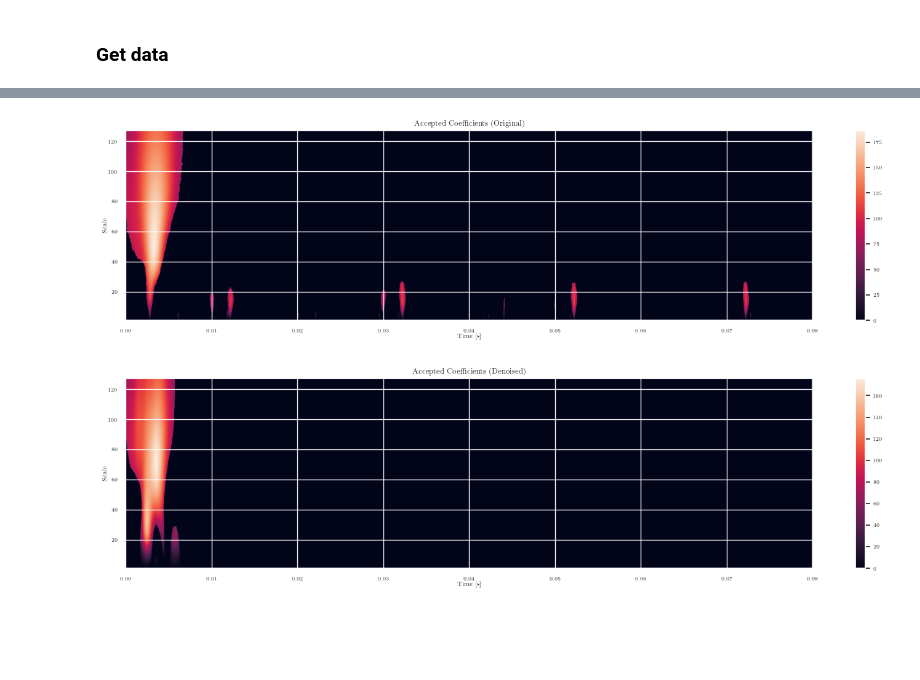
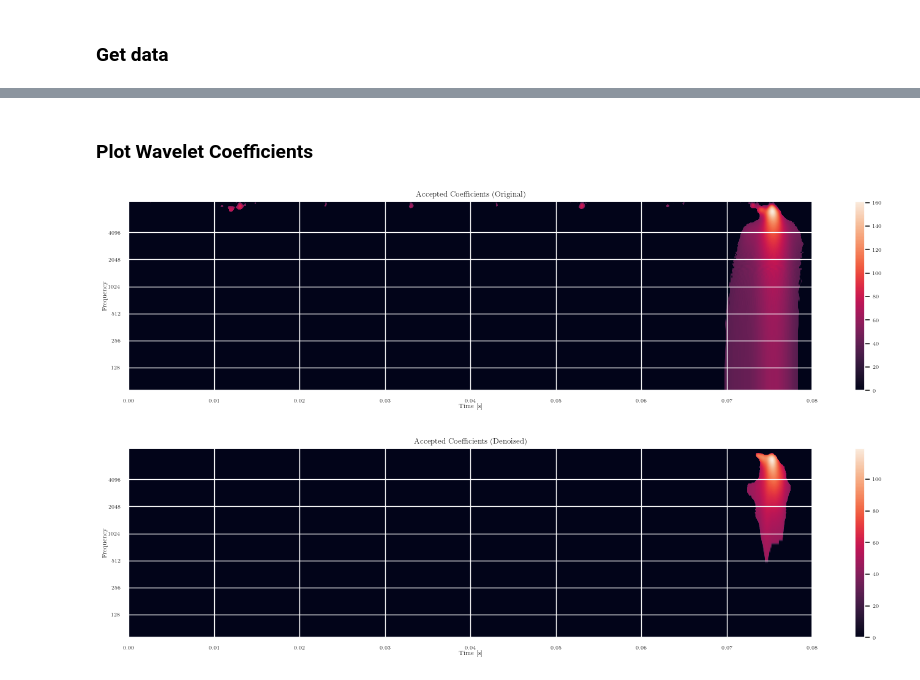
Before and after one commit to TheresaDF/NeuronSpikeEye, a Jupyter notebook: src/visualizations/CPD.ipynb, the cells around one changed output, grey strips where cells are left out. Drawn from its saved outputs; the diff is of its cells as text; code cells hidden in the pictures; blank space fills up the shorter version.

Commit message:
new illustrations howing the effect of CPD on scalograms

```diff
--- a/src/visualizations/CPD.ipynb
+++ b/src/visualizations/CPD.ipynb
@@ -43,9 +43,9 @@ with open("simulated_data.pkl", 'rb') as f:
     file = pickle.load(f)
 f.close()
 
-channel = 5
-peaks, _ = find_peaks(file['filtered_signal'][:, channel], height = 30, distance = 2900)
-bins = bin_data(file['filtered_signal'][:, channel], peaks).T
+channel = 16
+peaks, _ = find_peaks(file['filt_signal'][:, channel], height = 30, distance = 2900)
+bins = bin_data(file['filt_signal'][:, channel], peaks).T
 true_bins = bin_data(file['true_signal'][:, channel], peaks).T
 
 scales = np.arange(1, 128)
@@ -54,16 +54,16 @@ scales = np.arange(1, 128)
 scalograms = np.zeros((bins.shape[1], len(scales), bins.shape[0]))
 
 for bin_idx in range(bins.shape[1]):
-    coefficients, _ = pywt.cwt(bins[:, bin_idx], scales=scales, wavelet='cgau1', sampling_period=1/30000)
+    coefficients, frequencies = pywt.cwt(bins[:, bin_idx], scales=scales, wavelet='cgau1', sampling_period=1/30000)
     scalograms[bin_idx] = np.abs(coefficients)
 # %%
-factors, _ = tfx.cpd(scalograms, 30)
+factors, _ = tfx.cpd(scalograms, 80)
 
 # get acf factors
-acf_factors = get_acf_factor(factors, 30)
+acf_factors = get_acf_factor(factors, 80)
 
 # take those with acf higher than 0.5
-idx = np.where(acf_factors > 0.5)[0]
+idx = np.where(acf_factors > 0.35)[0]
 
 # Reconstruct
 rntf_recon = reconstruct_tensor(factors, idx)
@@ -80,30 +105,36 @@ savefig(fig, "CPD_temporal_factor", width = 5, height=1.5)
+# %% [markdown]
+### Plot Wavelet Coefficients
 # %%
-idx = 4
+idx = 26
 accept_orig = get_accepted_coefficients(scalograms[idx], scales, 0.1)
 accept_clean = get_accepted_coefficients(rntf_recon[idx], scales, 0.1)
 
 fig = plt.figure(figsize = (18, 4))
-plt.imshow(accept_orig, extent=[0, len(bins) / 30000, scales.min(), scales.max()],
+plt.imshow(np.flipud(accept_orig), extent=[0, len(bins) / 30000, frequencies.min(), frequencies.max()],
            aspect='auto', origin='lower')
 plt.xlabel('Time [s]')
-plt.ylabel('Scale')
+plt.ylabel('Frequency')
+plt.yscale("log")
+plt.yticks([128, 256, 512, 1024, 2048, 4096], ["128", "256", "512", "1024", "2048", "4096"])
 plt.title('Accepted Coefficients (Original)')
 plt.colorbar()
 plt.show()
 
 savefig(fig, "CPD_accepted_orig", width = 6, height=1.5)
 
 
 fig = plt.figure(figsize = (18, 4))
-plt.imshow(np.abs(accept_clean), extent=[0, len(bins) / 30000, scales.min(), scales.max()],
+plt.imshow(np.flipud(np.abs(accept_clean)), extent=[0, len(bins) / 30000, frequencies.min(), frequencies.max()],
            aspect='auto', origin='lower')
 plt.xlabel('Time [s]')
-plt.ylabel('Scale')
+plt.ylabel('Frequency')
+plt.yscale("log")
+plt.yticks([128, 256, 512, 1024, 2048, 4096], ["128", "256", "512", "1024", "2048", "4096"])
 plt.title('Accepted Coefficients (Denoised)')
 plt.colorbar()
 plt.show()
 
 savefig(fig, "CPD_accepted_denoised", width = 6, height=1.5)
 # %% [output]
-[figure, old version]
+[figure, new version]
-[figure, old version]
+[figure, new version]
```
Also changed, not shown: parts of 3 cells of this notebook.
